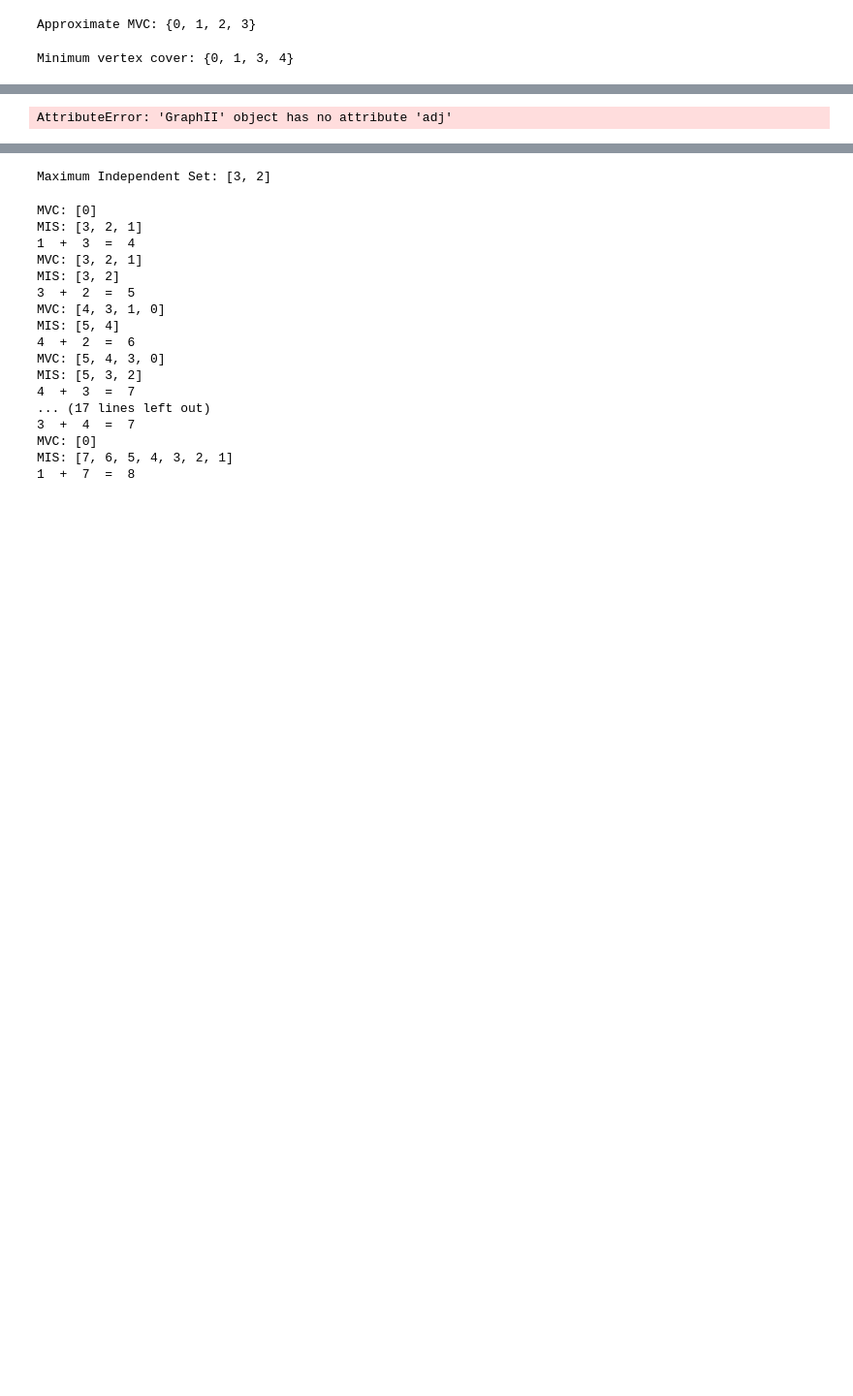
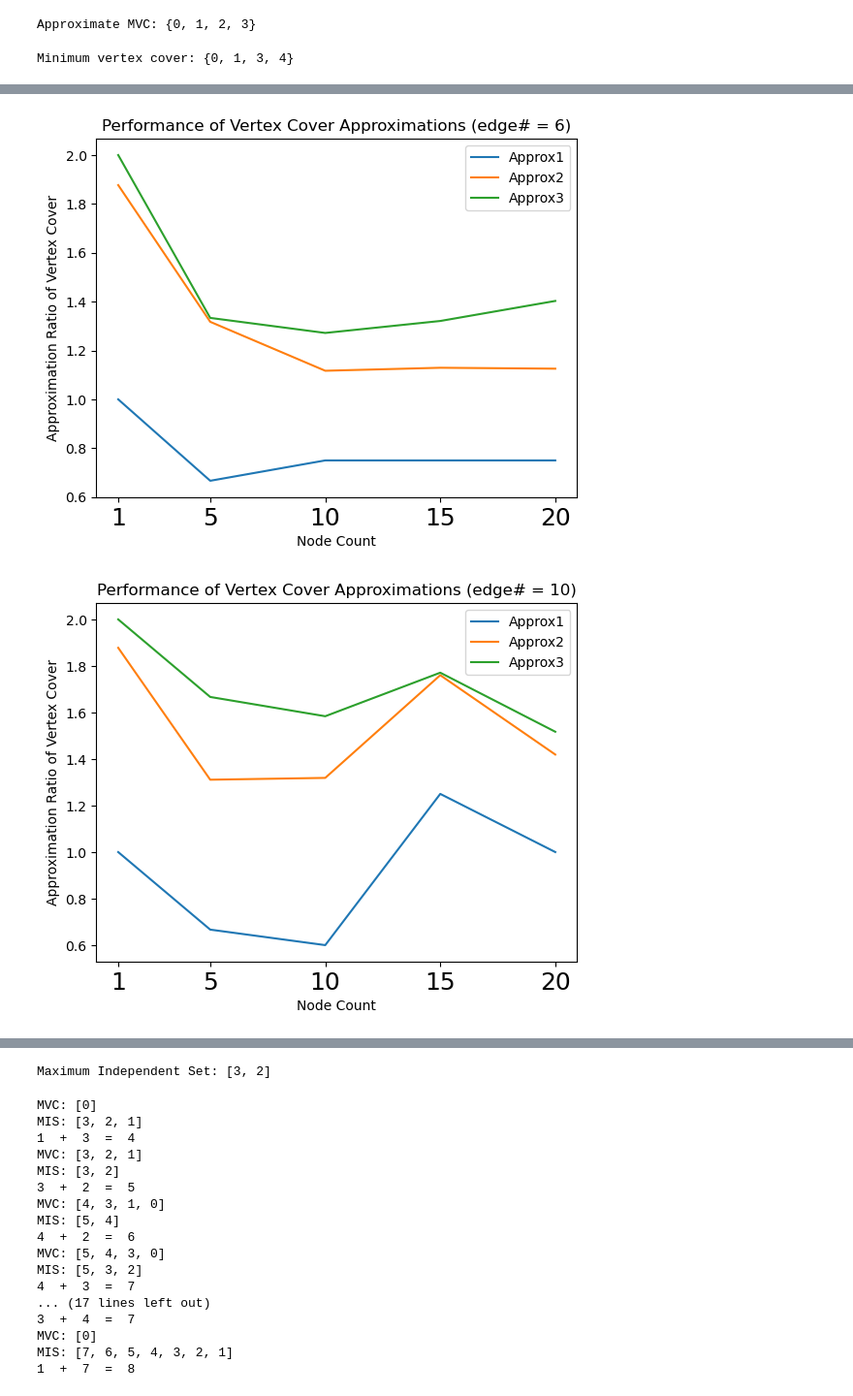
Before and after one commit to Faizanm0389/2XC3-GROUP, a Jupyter notebook: lab3/Lab_III.ipynb, the cells around one changed output, grey strips where cells are left out. Shown at 97% size. Saved outputs shown, nothing was run; the diff lists cells and outputs as text; code cells hidden in the pictures; blank space fills up the shorter version.

```diff
--- a/lab3/Lab_III.ipynb
+++ b/lab3/Lab_III.ipynb
@@ -660,43 +663,49 @@ AttributeError: 'GraphII' object has no attribute 'adj'
 # %%
+
 # Part 2.4 cont.
 
 import networkx as nx
 import random
 import matplotlib.pyplot as plt
 
 
 def experiment2(num_graphs, e, node_counts):
     results = {a: [] for a in ['Approx1', 'Approx2', 'Approx3']}
 
     for n in node_counts:
         graph = generate_random_graph(n, e)
         true_mvc_size = len(MVC(graph))
 
         for res in results:
             avg = 0
             for _ in range(num_graphs):
                 cover_size = len(eval(res + '(copy.deepcopy(graph))'))
                 avg += cover_size / true_mvc_size
             results[res].append(avg/num_graphs)
 
     return results
-num_graphs = 1000
-e = 6
-node_counts = [1,5,10,15,20]
 
-results = experiment(num_graphs, e, node_counts)
+def fullexperiment(e):
+    num_graphs = 1000
+    node_counts = [1,5,10,15,20]
 
-for algo, ratios in results.items():
-    plt.plot(node_counts, ratios, label=algo)
+    results = experiment(num_graphs, e, node_counts)
 
-plt.xlabel("Node Count")
-plt.ylabel("Approximation Ratio of Vertex Cover")
-plt.title("Performance of Vertex Cover Approximations")
-plt.xticks(tuple(edge_counts), fontsize = 18)
-plt.legend()
-plt.show()
+    for algo, ratios in results.items():
+        plt.plot(node_counts, ratios, label=algo)
+
+    plt.xlabel("Node Count")
+    plt.ylabel("Approximation Ratio of Vertex Cover")
+    plt.title("Performance of Vertex Cover Approximations (edge# = " + str(e) + ")" )
+    plt.xticks(tuple(edge_counts), fontsize = 18)
+    plt.legend()
+    plt.show()
+
+fullexperiment(6)
+fullexperiment(10)
 # %% [output]
-AttributeError: 'GraphII' object has no attribute 'adj'
+[figure, added]
+[figure, added]
 # %%
 # Part 2.4 cont. cont.
 
```
Also changed, not shown: parts of 4 cells of this notebook.
